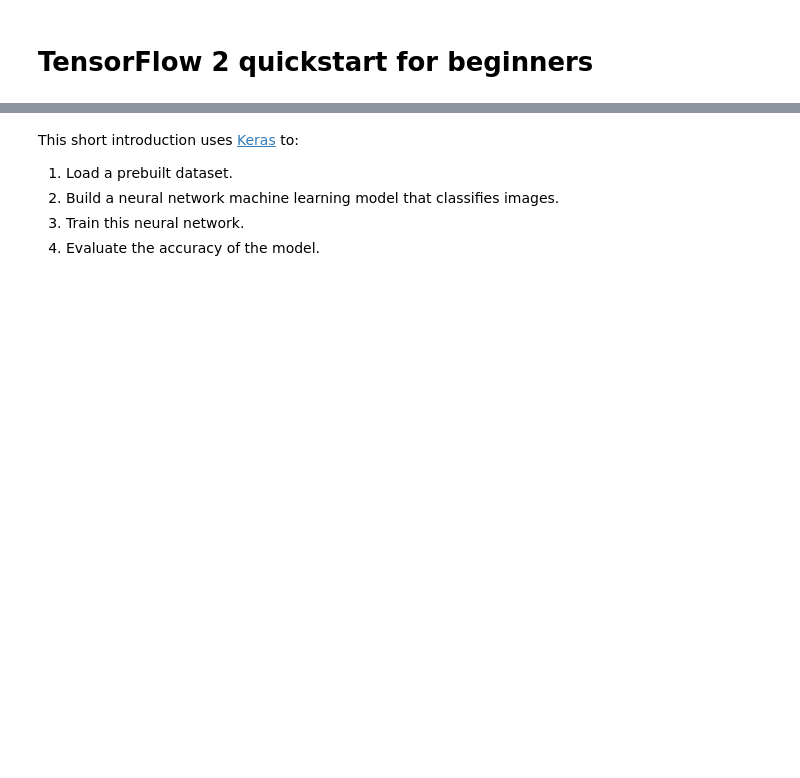
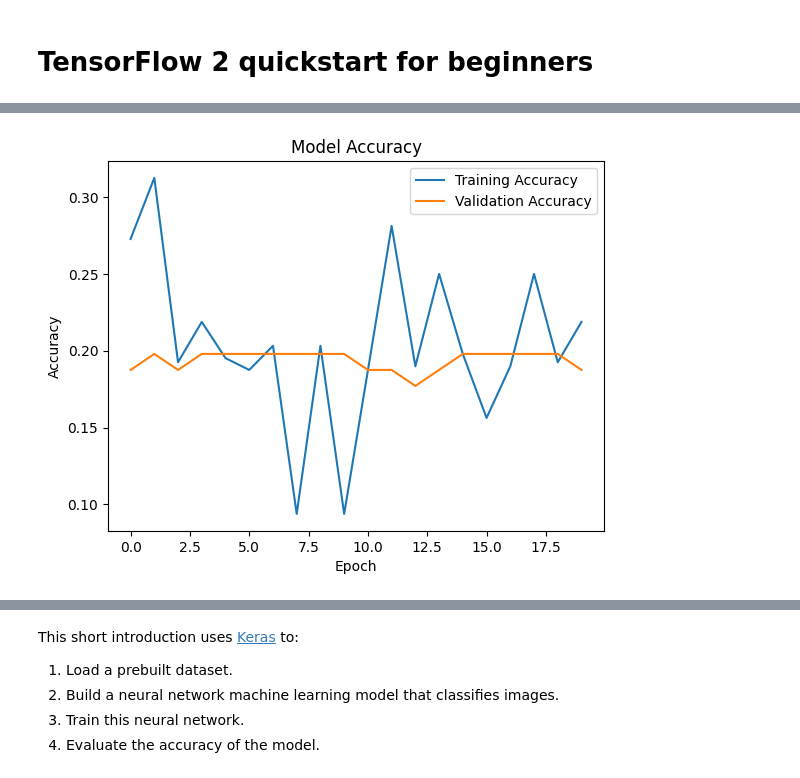
Before and after one commit to pranathi1703/medical-chatbot, a Jupyter notebook: site/en/tutorials/quickstart/beginner.ipynb, the cells around one changed output, grey strips where cells are left out. Saved outputs shown, nothing was run; the diff lists cells and outputs as text; code cells hidden in the pictures; blank space fills up the shorter version.

```diff
--- a/site/en/tutorials/quickstart/beginner.ipynb
+++ b/site/en/tutorials/quickstart/beginner.ipynb
@@ -14,3 +14,102 @@
 # limitations under the License.
 # %% [markdown]
 # TensorFlow 2 quickstart for beginners
+# %%
+import tensorflow as tf
+from tensorflow.keras.models import Sequential
+from tensorflow.keras.layers import Conv2D, MaxPooling2D, Flatten, Dense, Dropout
+from tensorflow.keras.preprocessing.image import ImageDataGenerator
+from sklearn.model_selection import train_test_split
+import numpy as np
+import os
+import matplotlib.pyplot as plt
+import kagglehub
+
+# Download latest version
+dataset_path = kagglehub.dataset_download("navoneel/brain-mri-images-for-brain-tumor-detection")
+
+# Define paths
+tumor_path = os.path.join(dataset_path, "Normal")
+no_tumor_path = os.path.join(dataset_path, "Tumor")
+
+# Parameters
+img_size = (150, 150)  # Resize images to 150x150
+batch_size = 32
+epochs = 20
+
+# Data preprocessing and augmentation
+datagen = ImageDataGenerator(
+    rescale=1.0 / 255.0,  # Normalize pixel values to [0, 1]
+    validation_split=0.2,  # Split data into training and validation sets
+    rotation_range=20,  # Data augmentation
+    width_shift_range=0.2,
+    height_shift_range=0.2,
+    shear_range=0.2,
+    zoom_range=0.2,
+    horizontal_flip=True,
+    fill_mode="nearest",
+)
+
+# Training data generator
+train_generator = datagen.flow_from_directory(
+    dataset_path,
+    target_size=img_size,
+    batch_size=batch_size,
+    class_mode="binary",  # Binary classification (tumor vs. no tumor)
+    subset="training",  # Use 80% of data for training
+)
+
+# Validation data generator
+validation_generator = datagen.flow_from_directory(
+    dataset_path,
+    target_size=img_size,
+    batch_size=batch_size,
+    class_mode="binary",
+    subset="validation",  # Use 20% of data for validation
+)
+
+# Build the CNN model
+model = Sequential([
+    Conv2D(32, (3, 3), activation="relu", input_shape=(img_size[0], img_size[1], 3)),
+    MaxPooling2D((2, 2)),
+    Conv2D(64, (3, 3), activation="relu"),
+    MaxPooling2D((2, 2)),
+    Conv2D(128, (3, 3), activation="relu"),
+    MaxPooling2D((2, 2)),
+    Flatten(),
+    Dense(128, activation="relu"),
+    Dropout(0.5),  # Dropout to prevent overfitting
+    Dense(1, activation="sigmoid"),  # Binary classification output
+])
+
+# Compile the model
+model.compile(optimizer="adam",
+              loss="binary_crossentropy",
+              metrics=["accuracy"])
+
+# Train the model
+history = model.fit(
+    train_generator,
+    steps_per_epoch=train_generator.samples // batch_size,
+    validation_data=validation_generator,
+    validation_steps=validation_generator.samples // batch_size,
+    epochs=epochs,
+)
+
+# Save the model as an .h5 file
+model.save("brain_tumor_detection_model.h5")
+print("Model saved as brain_tumor_detection_model.h5")
+
+# Evaluate the model
+val_loss, val_accuracy = model.evaluate(validation_generator)
+print(f"Validation Accuracy: {val_accuracy * 100:.2f}%")
+
+# Plot training history
+plt.plot(history.history["accuracy"], label="Training Accuracy")
+plt.plot(history.history["val_accuracy"], label="Validation Accuracy")
+plt.title("Model Accuracy")
+plt.xlabel("Epoch")
+plt.ylabel("Accuracy")
+plt.legend()
+plt.show()
+# %% [output]
@@ -17,3 +146,4 @@
+[figure, added]
 # %% [markdown]
 <table class="tfo-notebook-buttons" align="left">
   <td>
```
Also changed, not shown: parts of 1 cell of this notebook.
